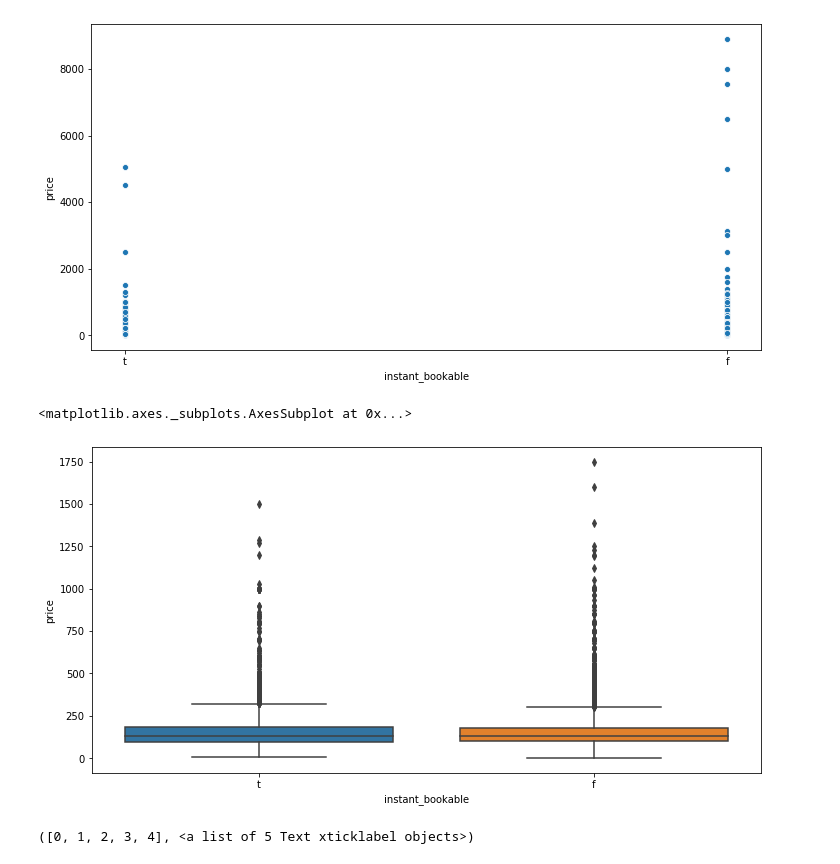
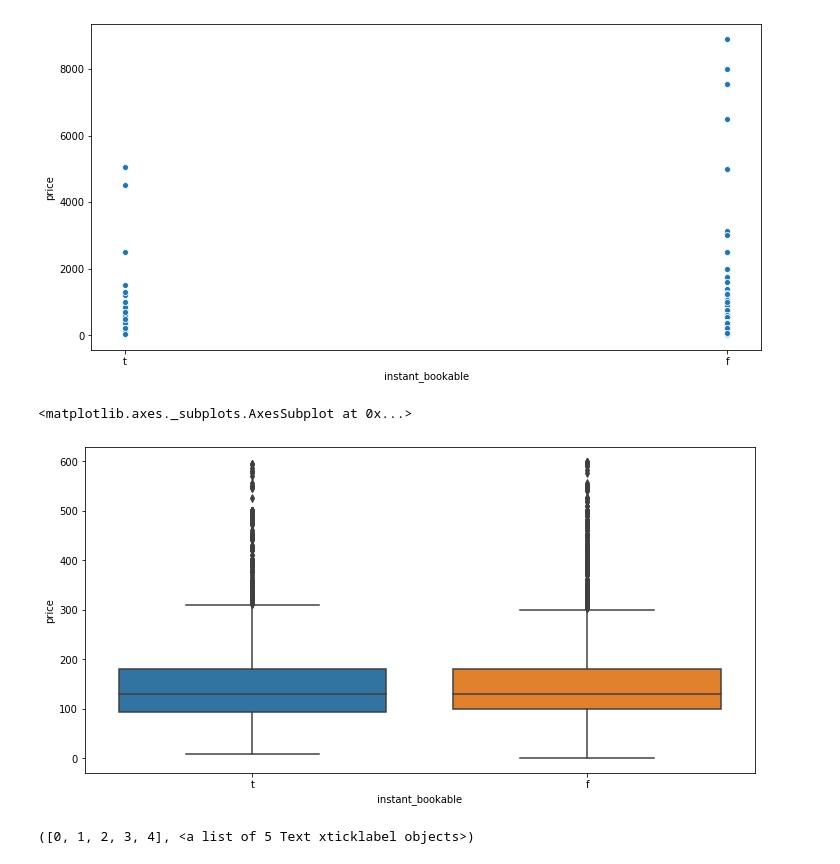
Before and after one commit to siyuan-song/My_projects, a Jupyter notebook: Airbnb.ipynb, the cells around one changed output. Cells and saved outputs as stored; diff of their text form; code cells hidden in the pictures.

```diff
--- a/Airbnb.ipynb
+++ b/Airbnb.ipynb
@@ -283,10 +269,10 @@ sns.scatterplot(data=new_df,x='instant_bookable',y='price')
 [figure]
 # %%
 plt.figure(figsize=(12,6))
-sns.boxplot(data=new_df[new_df['price']<2000],x='instant_bookable',y='price')
+sns.boxplot(data=new_df[new_df['price']<600],x='instant_bookable',y='price')
 # %% [output]
 <matplotlib.axes._subplots.AxesSubplot at 0x...>
-[figure, old version]
+[figure, new version]
 # %%
 plt.figure(figsize=(12,6))
 sns.scatterplot(data=new_df,x='cancellation_policy',y='price')
```
Also changed, not shown: parts of 56 cells of this notebook.
